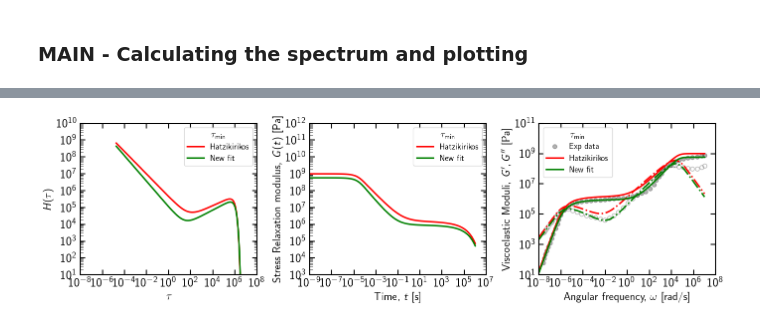
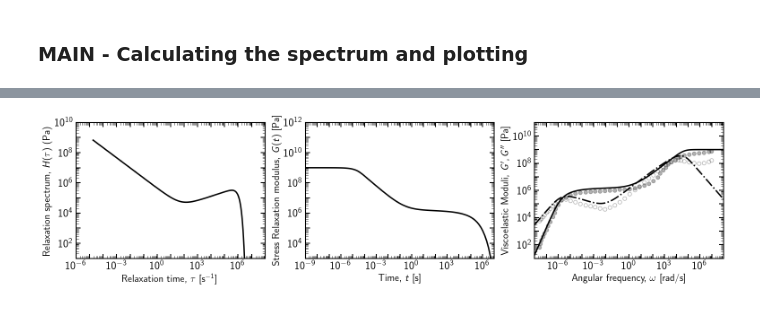
Before and after one commit to antineutrino03-hash/pedagogy, a Jupyter notebook: rhe_mbsw_misc/misc_scraping.ipynb, the cells around one changed output, grey strips where cells are left out. Cells and saved outputs as stored; diff of their text form; code cells hidden in the pictures.

Commit message:
Updated ranges. Cleaner plots and ticks

```diff
--- a/rhe_mbsw_misc/misc_scraping.ipynb
+++ b/rhe_mbsw_misc/misc_scraping.ipynb
@@ -4,6 +4,7 @@ import numpy as np
 import matplotlib.pyplot as plt
 from scipy.interpolate import interp1d
 import data_plot_functions as dp
+import matplotlib.ticker as ticker
 from matplotlib.ticker import MaxNLocator, LogLocator, MultipleLocator, FuncFormatter
 
 import lmfit
@@ -12,9 +13,9 @@ from lmfit import Parameters, minimize, fit_report
 %matplotlib inline
 
 # Load the CSV files
-file1 = "/Users/asm18/Downloads/gp-6.csv"  # Replace with the actual file path
-file2 = "/Users/asm18/Downloads/gpp-5.csv"  # Replace with the actual file path
-output_file = "/Users/asm18/Downloads/"
+file1 = "./input_data/hatzi_gp.csv"  # Replace with the actual file path
+file2 = "./input_data/hatzi_gpp.csv"  # Replace with the actual file path
+output_file = "./output_data/"
 
 # Read the first two columns
 df1 = pd.read_csv(file1, usecols=[0, 1], header=None, names=["X1", "Y1"])
@@ -35,9 +36,9 @@ Y2_interpolated = np.exp(interp_func(np.log(X1)))
 
 tau_min_values = [1.8E-5]
 
-time = np.logspace(-9, 6, 100)
+time = np.logspace(-9, 7, 100)
 tau = np.logspace(np.log10(tau_min_values[0]), +8, num=1000, base=10)
-omega = np.logspace(-8, 7, 100)
+omega = np.logspace(-8, 8, 100)
 # %% [markdown]
 ## Generating spectrum and moduli using the mBSW spectrum given below
 # %% [markdown]
@@ -178,7 +179,7 @@ paper_bsw_params = [
     2.0E+0   # beta
 ]
 
-colors = ['r', 'g', 'b']
+colors = ['k', 'r', 'g', 'b']
 # labels = [rf"$10^{{{int(np.log10(val))}}}$" for val in tau_min_values]
 labels = ["Hatzikirikos", "New fit"]
 
@@ -189,27 +190,28 @@ axes[2].loglog(X1, Y2_interpolated, marker="o", linestyle=" ",
                markersize=6, markerfacecolor='none', markeredgecolor='black', alpha=0.3)
 
 for i, tau_min in enumerate(tau_min_values):
-    for j, params in enumerate([paper_bsw_params, bsw_params]): # if the section was commented out earlier, change the list HERE
+    for j, params in enumerate([paper_bsw_params]): # if the section was commented out earlier, change the list HERE
 
         tau = np.logspace(np.log10(tau_min), +8, num=1000, base=10)
         htau, g_relax, gp_model, gpp_model, time, omega = compute_rheological_properties(tau, time, omega, params)
 
         if j == 0: # control which params are being output
-            export_df = pd.DataFrame({"Angular frequency": omega, "Storage modulus": gp_model, "Loss modulus": gpp_model})
-            export_df.to_excel(output_file+'model_data_dynamic_moduli.xlsx', index=False)
-            print(gp_model[-5:])
-            # export_df = pd.DataFrame({"Time": time, "Relaxation modulus": g_relax})
-            # export_df.to_excel(output_file+'model_data_g_relaxation.xlsx', index=False)
-            # print(g_relax[:5])
+            dynamic_moduli_df = pd.DataFrame({"Angular frequency": omega, "Storage modulus": gp_model, "Loss modulus": gpp_model})
+            relaxation_df = pd.DataFrame({"Time": time, "Relaxation modulus": g_relax})
+            spectrum_df = pd.DataFrame({"Tau": tau, "Spectrum modulus (htau)": htau})
 
-        axes[0].loglog(tau, htau, linestyle="-", color=colors[i+j], label=labels[i+j])
+            dynamic_moduli_df.to_csv(output_file + 'model_dynamic_moduli.csv', index=False)
+            relaxation_df.to_csv(output_file + 'model_relaxation.csv', index=False)
+            spectrum_df.to_csv(output_file + 'model_spectrum.csv', index=False)
+
+        axes[0].plot(tau, htau, linestyle="-", color=colors[i+j], label=labels[i+j])
         # axes[0].loglog(tau, htau/tau, linestyle="-", color='k', label=labels[j])
-        axes[1].loglog(time, g_relax, linestyle="-", color=colors[i+j], label=labels[i+j])
-        axes[2].loglog(omega, gp_model, linestyle="-", color=colors[i+j], label=labels[i+j])
-        axes[2].loglog(omega, gpp_model, linestyle="-.", color=colors[i+j])
+        axes[1].plot(time, g_relax, linestyle="-", color=colors[i+j], label=labels[i+j])
+        axes[2].plot(omega, gp_model, linestyle="-", color=colors[i+j], label=labels[i+j])
+        axes[2].plot(omega, gpp_model, linestyle="-.", color=colors[i+j])
 
 # region PLOT SETTINGS
-axes[0].set_xlim([1E-8, 1E+8])
+axes[0].set_xlim([1E-6, 1E+8])
 axes[0].set_ylim([1E+1, 1E+10])
 
 axes[1].set_xlim([1E-9, 1E+7])
@@ -218,24 +220,57 @@ axes[1].set_ylim([1E+3, 1E+12])
 axes[2].set_xlim([1E-8, 1E+8])
 axes[2].set_ylim([1E+1, 1E+11])
 
-axes[0].set_xlabel("$\\tau$")
-axes[0].set_ylabel("$H(\\tau)$")
-axes[0].legend(title=r"$\tau_{\min}$", fontsize=12, title_fontsize=14)
+axes[0].set_xlabel("Relaxation time, $\\tau$ [s$^{-1}$]")
+axes[0].set_ylabel("Relaxation spectrum, $H(\\tau)$ (Pa)")
+# axes[0].legend(title=r"$\tau_{\min}$", fontsize=12, title_fontsize=14)
 
 axes[1].set_xlabel(dp.rheology_labels["Time"])
 axes[1].set_ylabel(dp.rheology_labels["Relaxation modulus"])
-axes[1].legend(title=r"$\tau_{\min}$", fontsize=12, title_fontsize=14)
+# axes[1].legend(title=r"$\tau_{\min}$", fontsize=12, title_fontsize=14)
 
 axes[2].set_xlabel(dp.rheology_labels["Angular frequency"])
 axes[2].set_ylabel(dp.rheology_labels["Loss modulus"])
-axes[2].legend(title=r"$\tau_{\min}$", fontsize=12, title_fontsize=14)
+# axes[2].legend(title=r"$\tau_{\min}$", fontsize=12, title_fontsize=14)
+
+yexponents_to_label = np.arange(-12, 16, 2)  # Change step to 3 for every 3 decades
+xexponents_to_label = np.arange(-12, 18, 3)
+
+# Define the custom labeling function
+def xcustom_labeling(val, pos):
+    """ Show labels only for predefined exponents. """
+    if val <= 0:
+        return ""
+    exponent = np.log10(val)
+    if exponent in xexponents_to_label:
+        return rf"$10^{{{int(exponent)}}}$"
+    else:
+        return ""  # Hide other labels
+def ycustom_labeling(val, pos):
+    """ Show labels only for predefined exponents. """
+    if val <= 0:
+        return ""
+    exponent = np.log10(val)
+    if exponent in yexponents_to_label:
+        return rf"$10^{{{int(exponent)}}}$"
+    else:
+        return ""  # Hide other labels
+
+plt.rcParams['xtick.labelsize'] = 6  # Reduce x-axis tick label size
+plt.rcParams['ytick.labelsize'] = 6
 
 for ax in axes:
-    ax.xaxis.set_major_locator(LogLocator(base=10.0, numticks=10))
-    ax.yaxis.set_major_locator(LogLocator(base=10.0, numticks=10))
-    ax.xaxis.set_minor_locator(LogLocator(base=10.0, subs='auto', numticks=10))
-    ax.yaxis.set_minor_locator(LogLocator(base=10.0, subs='auto', numticks=10))
 
+    ax.set_xscale('log')
+    ax.set_yscale('log')
+
+    ax.xaxis.set_major_locator(ticker.LogLocator(base=10.0, subs=[1.0], numticks=20))
+    ax.yaxis.set_major_locator(ticker.LogLocator(base=10.0, subs=[1.0], numticks=100))
+
+    ax.xaxis.set_minor_locator(ticker.LogLocator(base=10.0, subs=np.arange(2, 10) * 0.1, numticks=100))
+    ax.yaxis.set_minor_locator(ticker.LogLocator(base=10.0, subs=np.arange(2, 10) * 0.1, numticks=100))
+
+    ax.xaxis.set_major_formatter(ticker.FuncFormatter(xcustom_labeling))
+    ax.yaxis.set_major_formatter(ticker.FuncFormatter(ycustom_labeling))
 
 plt.tight_layout()
 plt.show()
@@ -246 +279 @@ plt.show()
-[figure, old version]
+[figure, new version]
```
Also changed, not shown: parts of 1 cell of this notebook, 7 other files.
